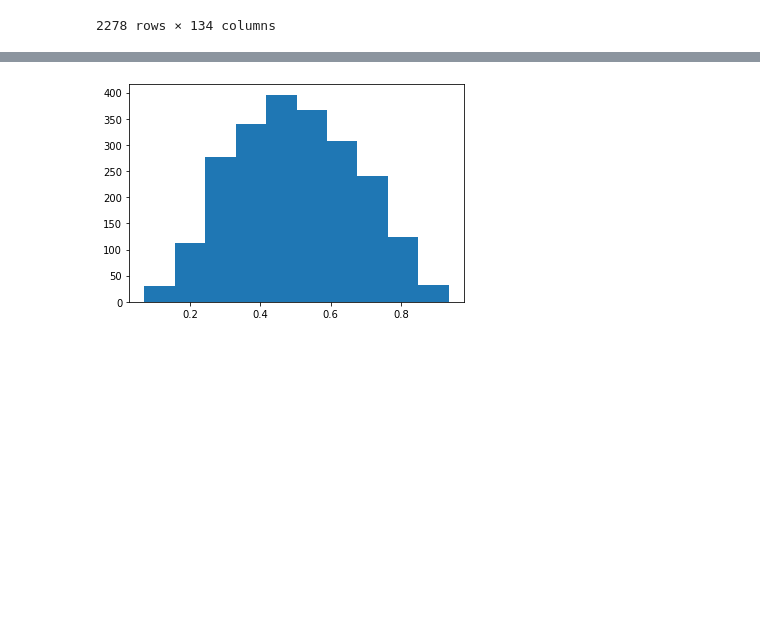
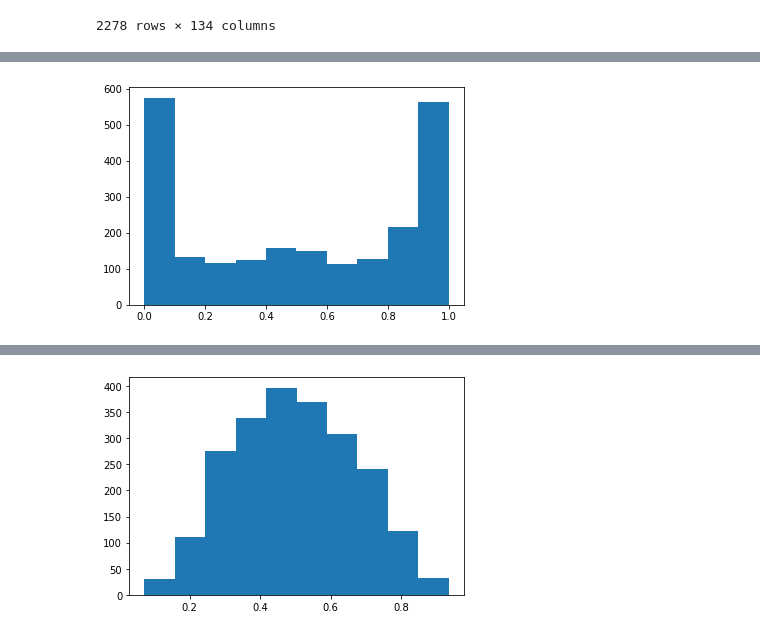
Before and after one commit to MatanFreedman/kaggle-march-madness-2021, a Jupyter notebook: notebooks/0.6-model-building-LR.ipynb, the cells around one changed output, grey strips where cells are left out. Cells and saved outputs as stored; diff of their text form; code cells hidden in the pictures; blank space fills up the shorter version.

```diff
--- a/notebooks/0.6-model-building-LR.ipynb
+++ b/notebooks/0.6-model-building-LR.ipynb
@@ -741,3 +757,7 @@ Final Log Loss : 0.46572537422295185
+# %%
+plt.hist(all_model_final_preds);
+# %% [output]
+[figure, added]
 # %%
 plt.hist(bs_preds);
 # %% [output]
```
Also changed, not shown: parts of 10 cells of this notebook, 6 other files.
